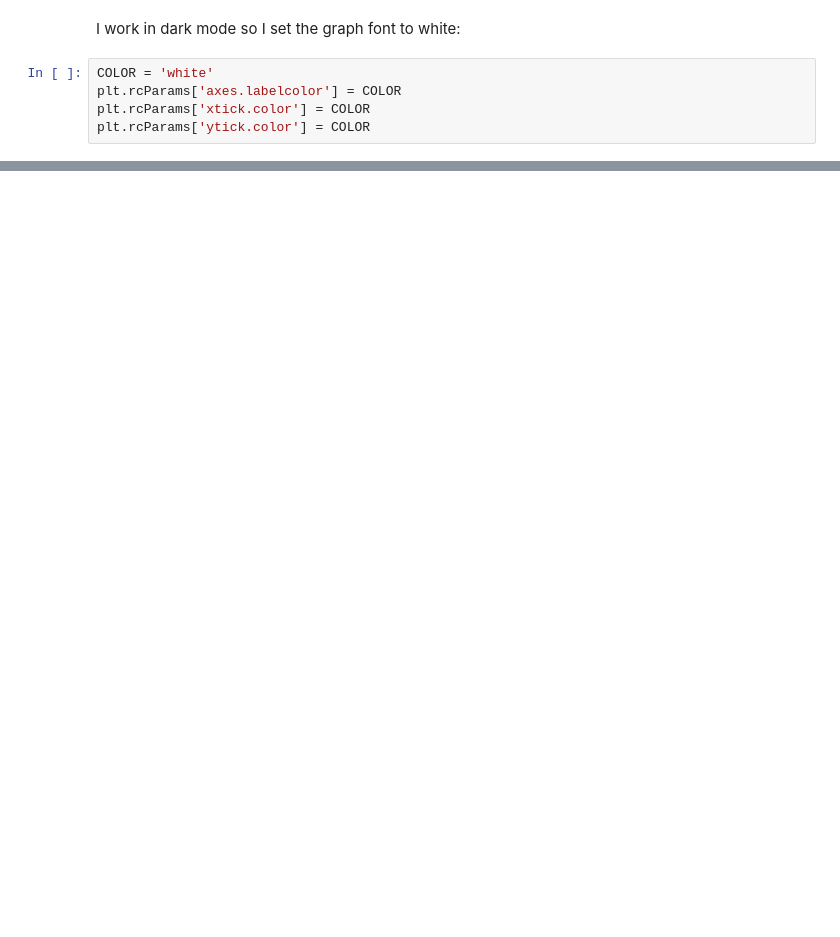
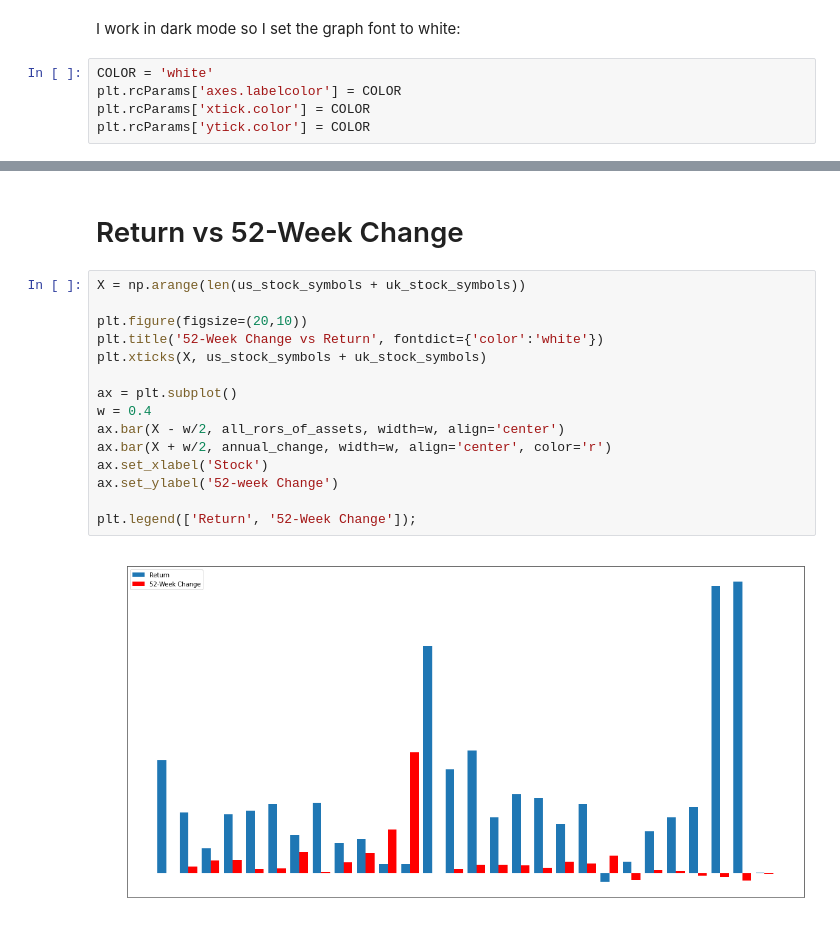
Before and after one commit to tomholmes96/ca-portfolio-opti, a Jupyter notebook: Buffettology.ipynb, the cells around one changed output, grey strips where cells are left out. Drawn from its saved outputs; the diff is of its cells as text; blank space fills up the shorter version.

```diff
--- a/Buffettology.ipynb
+++ b/Buffettology.ipynb
@@ -131,0 +165,19 @@ ax.set_ylabel('Annual Rate of Return');
+# %% [markdown]
+# Return vs 52-Week Change
+# %%
+X = np.arange(len(us_stock_symbols + uk_stock_symbols))
+
+plt.figure(figsize=(20,10))
+plt.title('52-Week Change vs Return', fontdict={'color':'white'})
+plt.xticks(X, us_stock_symbols + uk_stock_symbols)
+
+ax = plt.subplot()
+w = 0.4
+ax.bar(X - w/2, all_rors_of_assets, width=w, align='center')
+ax.bar(X + w/2, annual_change, width=w, align='center', color='r')
+ax.set_xlabel('Stock')
+ax.set_ylabel('52-week Change')
+
+plt.legend(['Return', '52-Week Change']);
+# %% [output]
+[figure, added]
```
Also changed, not shown: parts of 10 cells of this notebook.
